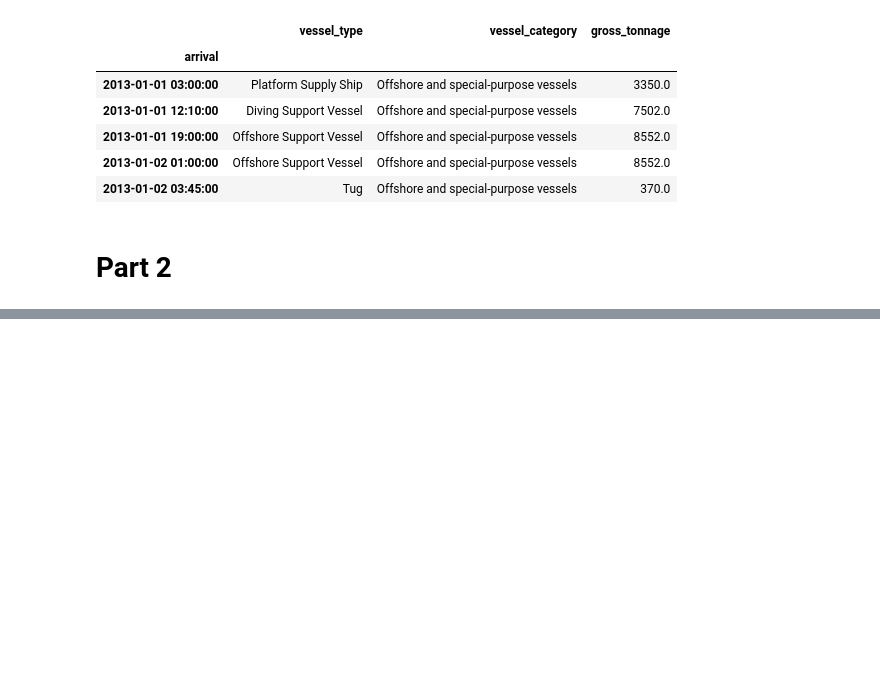
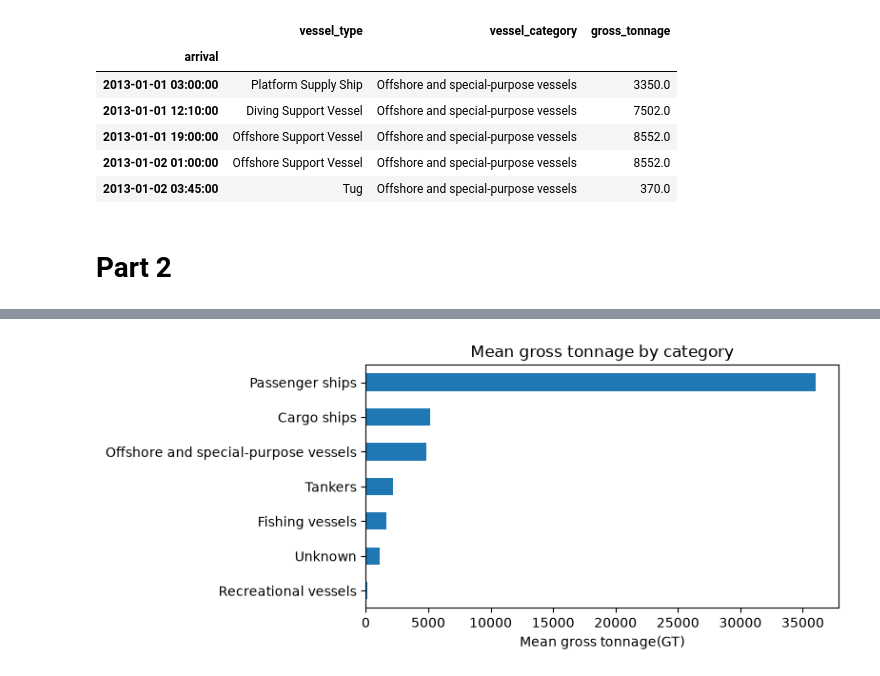
Before and after one commit to Sanitysr163216/TECH2-H26, a Jupyter notebook: workshops/workshop4/workshop4_TF.ipynb, the cells around one changed output, grey strips where cells are left out. Drawn from its saved outputs; the diff is of its cells as text; code cells hidden in the pictures; blank space fills up the shorter version.

```diff
--- a/workshops/workshop4/workshop4_TF.ipynb
+++ b/workshops/workshop4/workshop4_TF.ipynb
@@ -429,0 +465,10 @@ dtype: int64
+# %%
+avg_tonnage.sort_values().plot.barh(
+    title='Mean gross tonnage by category',
+    xlabel='Mean gross tonnage(GT)',
+    ylabel='',
+    figsize=(8, 3.5)
+)
+plt.tight_layout()
+# %% [output]
+[figure, added]
```
Also changed, not shown: parts of 11 cells of this notebook.
